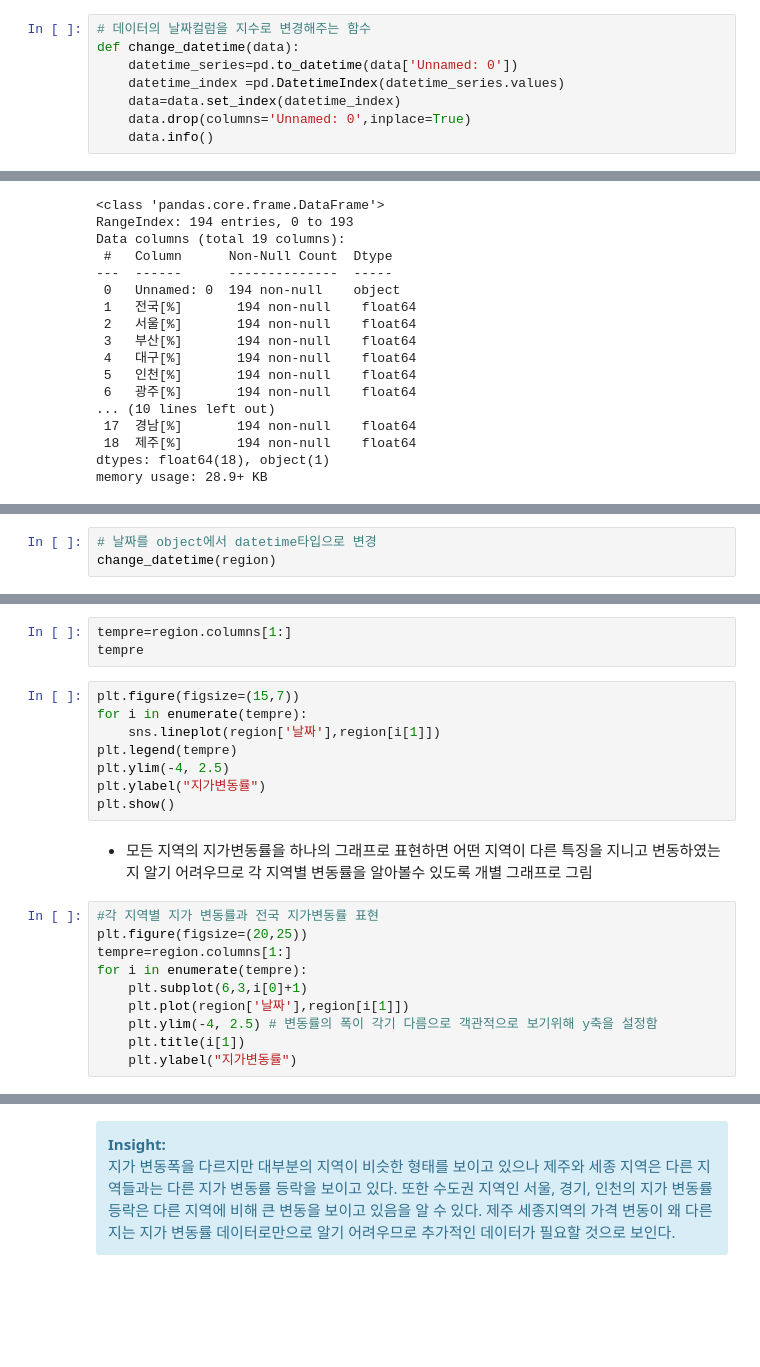
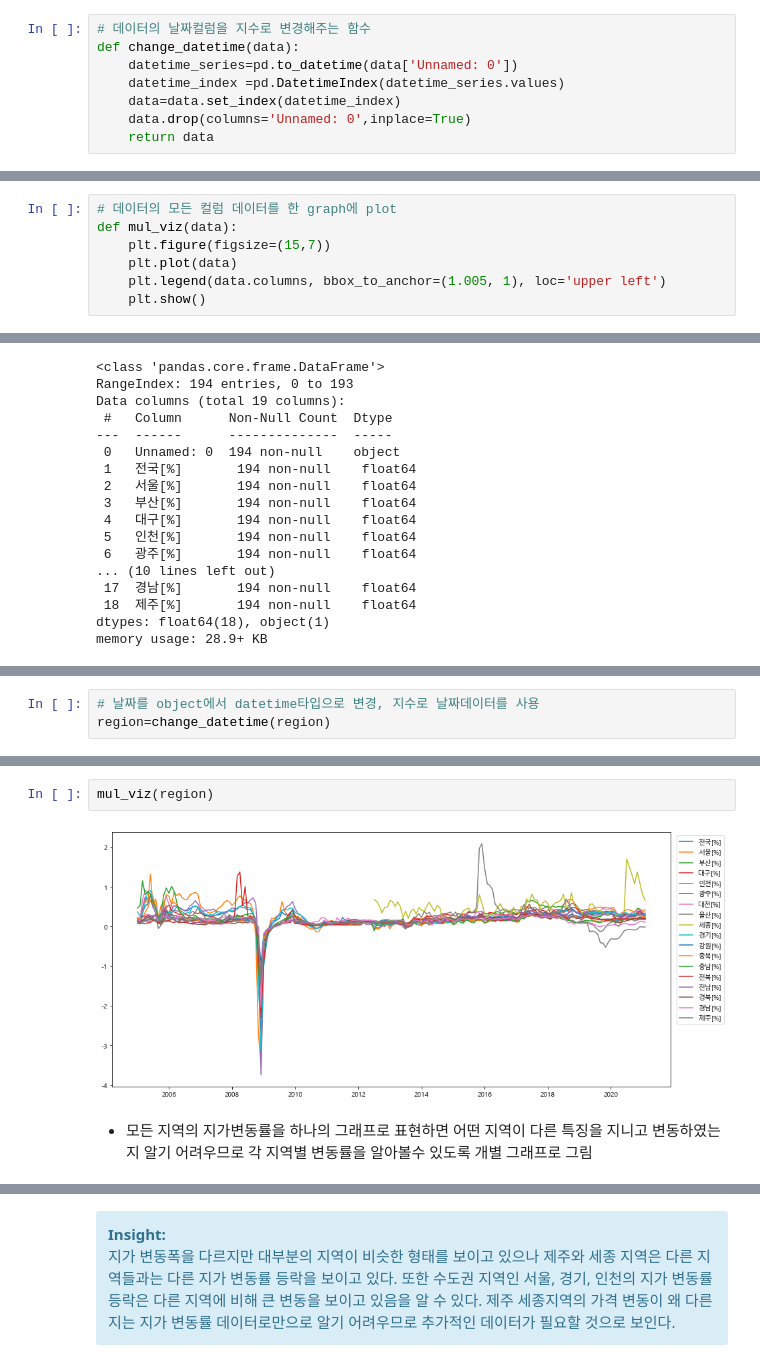
Before and after one commit to sunny0103/personal_project_public_data, a Jupyter notebook: Korea Real Estate Visualization.ipynb, the cells around one changed output, grey strips where cells are left out. Drawn from its saved outputs; the diff is of its cells as text; blank space fills up the shorter version.

```diff
--- a/Korea Real Estate Visualization.ipynb
+++ b/Korea Real Estate Visualization.ipynb
@@ -27,4 +31,4 @@ def change_datetime(data):
     datetime_index =pd.DatetimeIndex(datetime_series.values)
     data=data.set_index(datetime_index)
     data.drop(columns='Unnamed: 0',inplace=True)
-    data.info()
+    return data
@@ -30,0 +40,7 @@ def change_datetime(data):
+# %%
+# 데이터의 모든 컬럼 데이터를 한 graph에 plot
+def mul_viz(data):
+    plt.figure(figsize=(15,7))
+    plt.plot(data)
+    plt.legend(data.columns, bbox_to_anchor=(1.005, 1), loc='upper left')
+    plt.show()
@@ -72,3 +111,3 @@ memory usage: 28.9+ KB
 # %%
-# 날짜를 object에서 datetime타입으로 변경
-change_datetime(region)
+# 날짜를 object에서 datetime타입으로 변경, 지수로 날짜데이터를 사용
+region=change_datetime(region)
@@ -118,23 +134,6 @@ region.plot()
-# %%
-tempre=region.columns[1:]
-tempre
-# %%
-plt.figure(figsize=(15,7))
-for i in enumerate(tempre):
-    sns.lineplot(region['날짜'],region[i[1]])
-plt.legend(tempre)
-plt.ylim(-4, 2.5)
-plt.ylabel("지가변동률")
-plt.show()
+# %%
+mul_viz(region)
+# %% [output]
+[figure, added]
 # %% [markdown]
 * 모든 지역의 지가변동률을 하나의 그래프로 표현하면 어떤 지역이 다른 특징을 지니고 변동하였는지 알기 어려우므로 각 지역별 변동률을 알아볼수 있도록 개별 그래프로 그림
-# %%
-#각 지역별 지가 변동률과 전국 지가변동률 표현
-plt.figure(figsize=(20,25))
-tempre=region.columns[1:]
-for i in enumerate(tempre):
-    plt.subplot(6,3,i[0]+1)
-    plt.plot(region['날짜'],region[i[1]])
-    plt.ylim(-4, 2.5) # 변동률의 폭이 각기 다름으로 객관적으로 보기위해 y축을 설정함
-    plt.title(i[1])
-    plt.ylabel("지가변동률")
```
Also changed, not shown: parts of 67 cells of this notebook.
